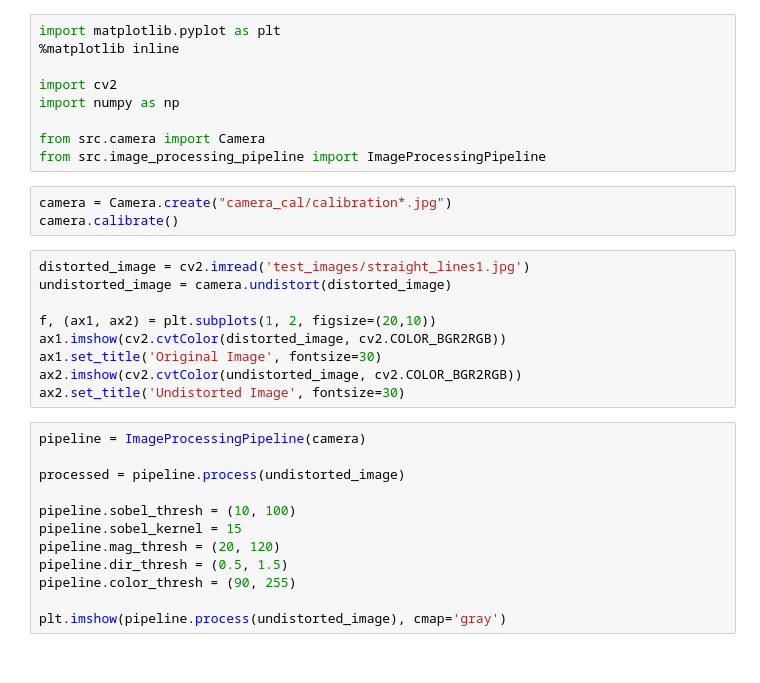
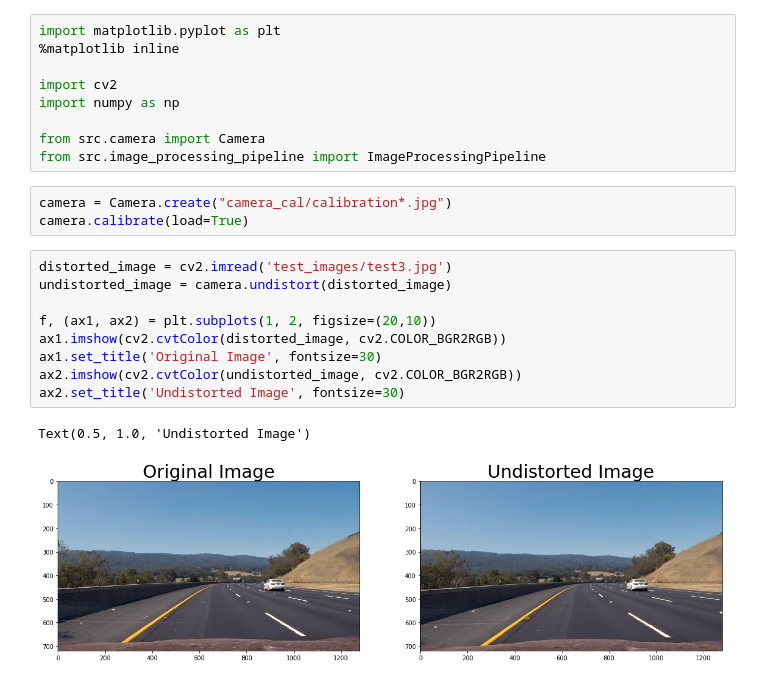
Before and after one commit to streed/CarND-Advanced-Lane-Lines, a Jupyter notebook: advanced_lane_detection_test_bed.ipynb, the cells around one changed output. Cells and saved outputs as stored; diff of their text form.

```diff
--- a/advanced_lane_detection_test_bed.ipynb
+++ b/advanced_lane_detection_test_bed.ipynb
@@ -9,25 +9,16 @@ from src.camera import Camera
 from src.image_processing_pipeline import ImageProcessingPipeline
 # %%
 camera = Camera.create("camera_cal/calibration*.jpg")
-camera.calibrate()
+camera.calibrate(load=True)
 # %%
-distorted_image = cv2.imread('test_images/straight_lines1.jpg')
+distorted_image = cv2.imread('test_images/test3.jpg')
 undistorted_image = camera.undistort(distorted_image)
 
 f, (ax1, ax2) = plt.subplots(1, 2, figsize=(20,10))
 ax1.imshow(cv2.cvtColor(distorted_image, cv2.COLOR_BGR2RGB))
 ax1.set_title('Original Image', fontsize=30)
 ax2.imshow(cv2.cvtColor(undistorted_image, cv2.COLOR_BGR2RGB))
 ax2.set_title('Undistorted Image', fontsize=30)
+# %% [output]
+Text(0.5, 1.0, 'Undistorted Image')
+[figure, added]
-# %%
-pipeline = ImageProcessingPipeline(camera)
-
-processed = pipeline.process(undistorted_image)
-
-pipeline.sobel_thresh = (10, 100)
-pipeline.sobel_kernel = 15
-pipeline.mag_thresh = (20, 120)
-pipeline.dir_thresh = (0.5, 1.5)
-pipeline.color_thresh = (90, 255)
-
-plt.imshow(pipeline.process(undistorted_image), cmap='gray')
```
Also changed, not shown: parts of 2 cells of this notebook, 2 other files.
